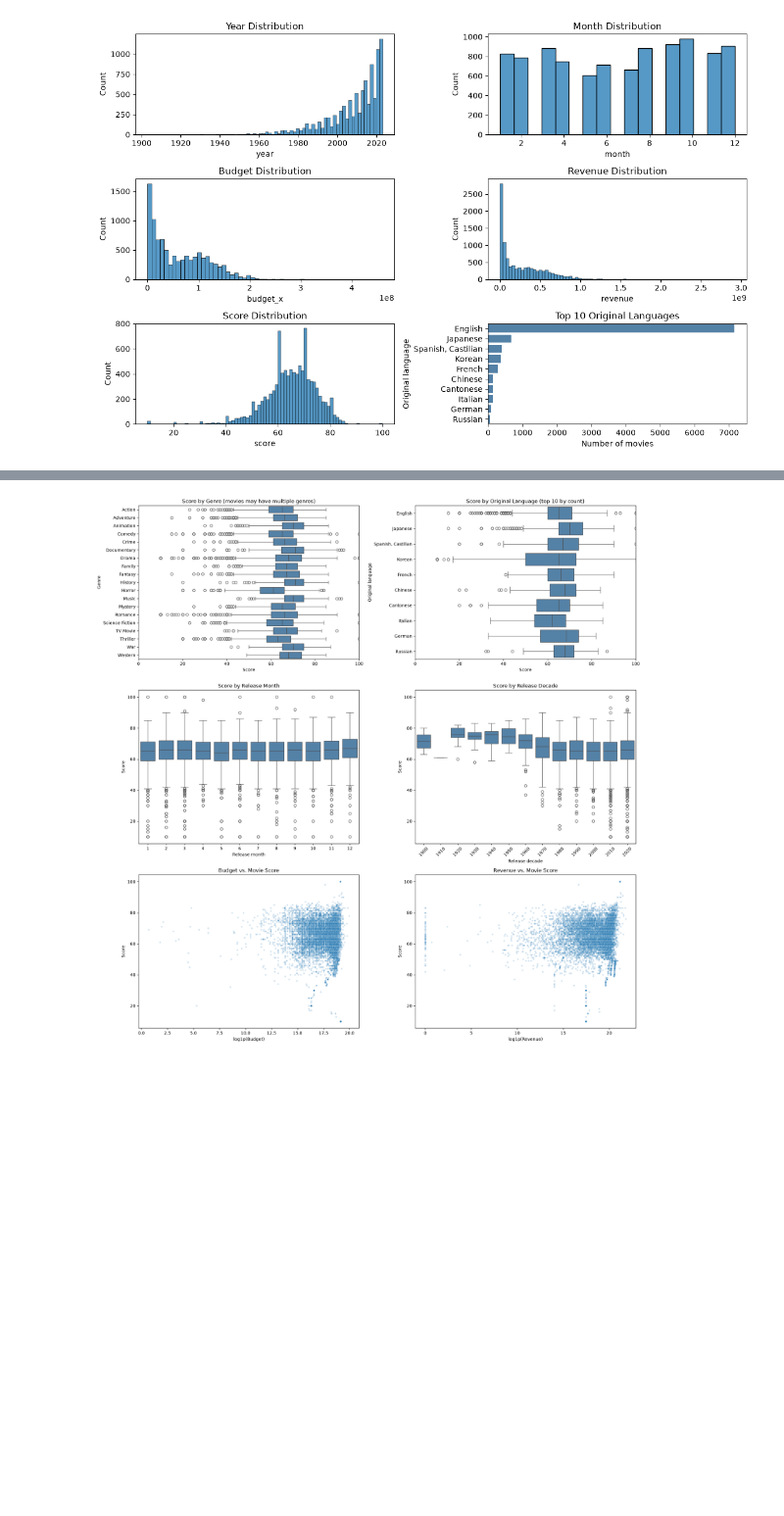
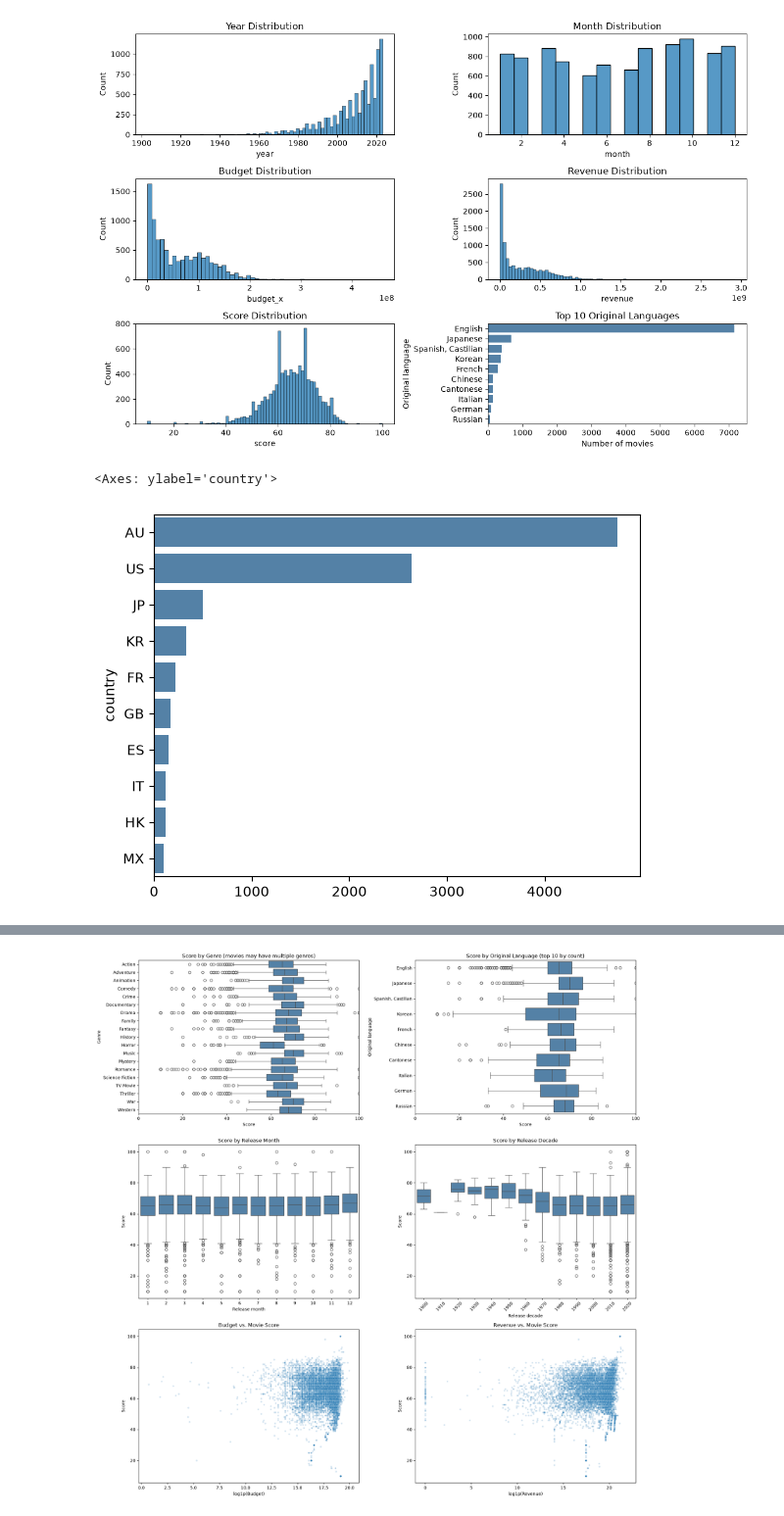
Before and after one commit to Ritsav/movie-rating-predictor, a Jupyter notebook: failed/eda.ipynb, the cells around one changed output, grey strips where cells are left out. Shown at 98% size. Cells and saved outputs as stored; diff of their text form; code cells hidden in the pictures; blank space fills up the shorter version.

```diff
--- a/eda.ipynb
+++ b/failed/eda.ipynb
@@ -58,10 +59,3 @@ df.head(3)
 1. Linear Regression
 2. Random Forest
 3. XgBoost -> Gradient Boosting
-# %%
-# convert the str date column into datetime
-df['date_x'] = pd.to_datetime(df['date_x'])
-
-# extract new year and month columns from date
-df['year'] = df['date_x'].dt.year
-df['month'] = df['date_x'].dt.month
@@ -88,3 +62,6 @@ display(genre_features.head())
+# %%
+df = preprocess.split_date_to_year_and_month(df)
+genre_features = preprocess.split_genre(df)
 # %%
 correlations = (
     genre_features.corrwith(df["score"])
@@ -143,3 +120,13 @@ plt.tight_layout()
 plt.show()
 # %% [output]
 [figure]
+# %%
+top_countries = df['country'].str.strip().value_counts().head(10)
+sns.barplot(
+    x=top_countries.values,
+    y=top_countries.index,
+    color="steelblue"
+)
+# %% [output]
+<Axes: ylabel='country'>
+[figure, added]
```
Also changed, not shown: parts of 5 cells of this notebook, 9 other files.
